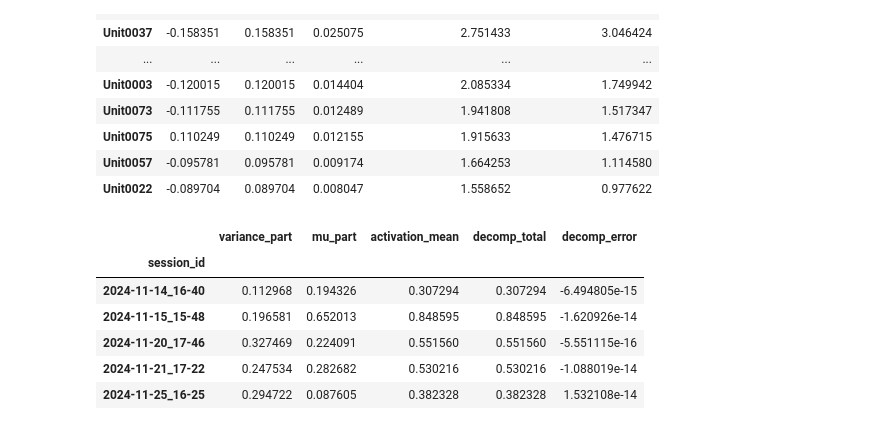
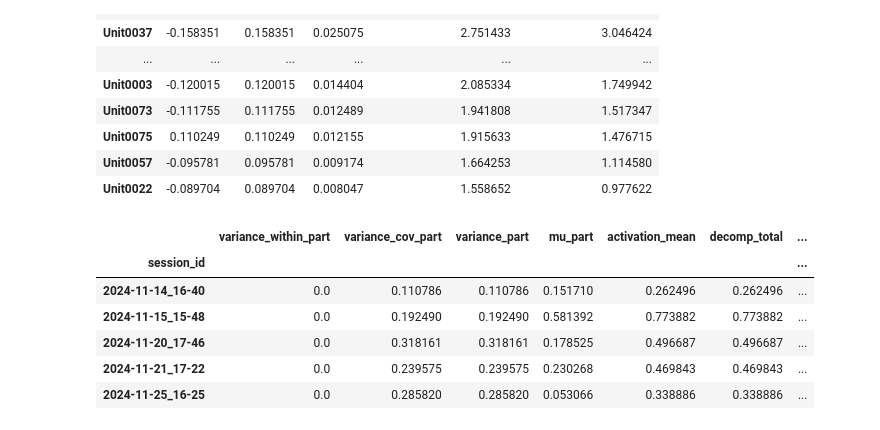
Before and after one commit to LoaloaF/analysisVR, a Jupyter notebook: scripted_plotting/animal_6_analysis/2nd_moment_decomp.ipynb, the cells around one changed output. Saved outputs shown, nothing was run; the diff lists cells and outputs as text; code cells hidden in the pictures.

```diff
--- a/scripted_plotting/animal_6_analysis/2nd_moment_decomp.ipynb
+++ b/scripted_plotting/animal_6_analysis/2nd_moment_decomp.ipynb
@@ -32,7 +32,7 @@ session_range = [1,33]
 session_ids = None
 normalize = True
 smooth = False
-excl_session_names = ['2024-11-29_17-21_rYL006_P1100_LinearTrackStop_28min', '2025-01-21_18-49_rYL006_P1100_LinearTrackStop_30min', '2024-12-11_17-42_rYL006_P1100_LinearTrackStop_30min'] # ignore short sessions (10, 24,25)
+excl_session_names = ['2024-11-29_17-21_rYL006_P1100_LinearTrackStop_28min', '2025-01-22_17-51_rYL006_P1100_LinearTrackStop_5min', '2025-01-21_18-49_rYL006_P1100_LinearTrackStop_30min']
 
 session_dirs = sessionlist_fullfnames_from_args(paradigm, animal_ids, session_ids, excl_session_names=excl_session_names)[0]
 session_names= fullfnames2snames(session_dirs)
@@ -54,7 +54,7 @@ session_names= fullfnames2snames(session_dirs)
 fr = analytics.get_analytics('FiringRate40msHz', session_names=session_names)
 fr_track = analytics.get_analytics('FiringRateTrackwiseHz', session_names=session_names)
 # fr_z_scored  = analytics.get_analytics('FiringRate40msZ', session_names=session_names)
-fr_z_all_sess = fr.apply(lambda unit_fr: ((unit_^r - unit_fr.mean()) / unit_fr.std()))
+fr_z_all_sess = fr.apply(lambda unit_fr: ((unit_fr - unit_fr.mean()) / unit_fr.std()))
 # behav = analytics.get_analytics('BehaviorTrackwise', session_names=session_names)
 # behav.index = behav.index.droplevel(('animal_id', 'paradigm_id', 'entry_id'))
 # %% [output]
@@ -310,7 +310,6 @@ def iter_sessions(Z: pd.DataFrame):
         for s, g in Z.groupby("session_id", sort=True):
             yield s, g.drop(columns=["session_id"])
         return
-    raise ValueError("Cannot find session_id in fr_z_scored (neither index level nor column).")
 
 
 # Per-session computation with column-wise filtering
@@ -1657,26 +1750,17 @@ fr_units_hz = fr.loc[:, unit_cols].apply(pd.to_numeric, errors="coerce").fillna(
 fr_units_z = (fr_units_hz - fr_units_hz.mean(axis=0)) / fr_units_hz.std(axis=0, ddof=1)
 fr_units_z = fr_units_z.replace([np.inf, -np.inf], np.nan).fillna(0.0)
 
-if assembly_name not in ensambles.columns:
-    raise ValueError(f"{assembly_name} not found in `ensambles`.")
-
 w_raw = ensambles[assembly_name].copy()
 idx_as_str = pd.Series(w_raw.index).astype(str)
 if idx_as_str.str.startswith("Unit").all():
     w_by_unit = pd.Series(w_raw.values, index=idx_as_str.values)
-else:
-    # Fallback: assume zero-based neuron indices in ensambles.index
-    w_by_unit = pd.Series(w_raw.values, index=[f"Unit{int(i) + 1:04d}" for i in w_raw.index])
 
 w_by_unit = pd.to_numeric(w_by_unit, errors="coerce").reindex(unit_cols).fillna(0.0)
 w = w_by_unit.values.astype(float)
 
-# Projector used for assembly activation (matching get_ConcatenatedEnsambles40ms)
+# Projector used in get_ConcatenatedEnsambles40ms (self-terms removed)
 P = np.outer(w, w)
 np.fill_diagonal(P, 0.0)
-
-if not (isinstance(fr_units_z.index, pd.MultiIndex) and "session_id" in fr_units_z.index.names):
-    raise ValueError("Expected MultiIndex with `session_id` in `fr`.")
 
 session_ids = sorted(fr_units_z.index.get_level_values("session_id").unique().tolist())
 rows = []
@@ -1689,16 +1773,21 @@ for s in session_ids:
     Xc = X - mu
     Sigma = (Xc.T @ Xc) / X.shape[0]  # ddof=0, population covariance
 
-    var_part = float(np.trace(P @ Sigma))
+    var_total = float(np.trace(P @ Sigma))
+    # By construction this is ~0 because diag(P) == 0
+    var_within = float(np.sum(np.diag(P) * np.diag(Sigma)))
+    var_cov = float(var_total - var_within)
     mu_part = float(mu @ P @ mu)
 
-    # Empirical mean activation per session
+    # Empirical mean activation per session under the same projector
     act_bins = np.einsum("bi,ij,bj->b", X, P, X)
     activation_mean = float(np.mean(act_bins))
 
     rows.append({
         "session_id": s,
-        "variance_part": var_part,
+        "variance_within_part": var_within,
+        "variance_cov_part": var_cov,
+        "variance_part": var_total,
         "mu_part": mu_part,
         "activation_mean": activation_mean,
     })
@@ -1710,47 +1799,55 @@ decomp_df["decomp_error"] = decomp_df["activation_mean"] - decomp_df["decomp_tot
 fig = go.Figure()
 fig.add_trace(go.Bar(
     x=decomp_df.index,
-    y=decomp_df["variance_part"],
-    name="Variance/Cov part",
-    marker_color="#2f78b7",
+    y=decomp_df["variance_cov_part"],
+    name="Covariance",
+    marker_color="#17becf",
 ))
 fig.add_trace(go.Bar(
     x=decomp_df.index,
     y=decomp_df["mu_part"],
-    name="Mu part",
-    marker_color="#f28e2b",
+    name="FR  mean shift µ^2",
+    marker_color="#ff7f0e",
 ))
 
 fig.add_trace(go.Scatter(
     x=decomp_df.index,
     y=decomp_df["activation_mean"],
     mode="markers+lines",
     name="Mean activation",
     marker=dict(color="black", size=6),
     line=dict(color="black", width=1),
 ))
 
 fig.update_layout(
     barmode="stack",
     title=f"Assembly second-moment decomposition per session ({assembly_name})",
     xaxis_title="Session",
     yaxis_title="Activation",
     template="plotly_white",
     width=1200,
     height=500,
 )
 fig.update_xaxes(tickangle=45)
 fig.show()
 
-decomp_df.head()
+decomp_df[[
+    "variance_within_part",
+    "variance_cov_part",
+    "variance_part",
+    "mu_part",
+    "activation_mean",
+    "decomp_total",
+    "decomp_error",
+]].head()
 # %% [output]
-|  | variance_part | mu_part | activation_mean | decomp_total | decomp_error |
-| session_id |  |  |  |  |  |
-| 2024-11-14_16-40 | 0.112968 | 0.194326 | 0.307294 | 0.307294 | -6.494805e-15 |
-| 2024-11-15_15-48 | 0.196581 | 0.652013 | 0.848595 | 0.848595 | -1.620926e-14 |
-| 2024-11-20_17-46 | 0.327469 | 0.224091 | 0.551560 | 0.551560 | -5.551115e-16 |
-| 2024-11-21_17-22 | 0.247534 | 0.282682 | 0.530216 | 0.530216 | -1.088019e-14 |
-| 2024-11-25_16-25 | 0.294722 | 0.087605 | 0.382328 | 0.382328 | 1.532108e-14 |
+|  | variance_within_part | variance_cov_part | variance_part | mu_part | activation_mean | decomp_total | ... |
+| session_id |  |  |  |  |  |  | ... |
+| 2024-11-14_16-40 | 0.0 | 0.110786 | 0.110786 | 0.151710 | 0.262496 | 0.262496 | ... |
+| 2024-11-15_15-48 | 0.0 | 0.192490 | 0.192490 | 0.581392 | 0.773882 | 0.773882 | ... |
+| 2024-11-20_17-46 | 0.0 | 0.318161 | 0.318161 | 0.178525 | 0.496687 | 0.496687 | ... |
+| 2024-11-21_17-22 | 0.0 | 0.239575 | 0.239575 | 0.230268 | 0.469843 | 0.469843 | ... |
+| 2024-11-25_16-25 | 0.0 | 0.285820 | 0.285820 | 0.053066 | 0.338886 | 0.338886 | ... |
 # %%
 ens_proj_trackwise = analytics.get_analytics("TrackwiseEnsembleProj", session_names=session_names)
 ensemble_proj = analytics.get_analytics('ConcatenatedEnsambleProj40ms', session_names=session_names)
```
Also changed, not shown: parts of 17 cells of this notebook, 24 other files.
